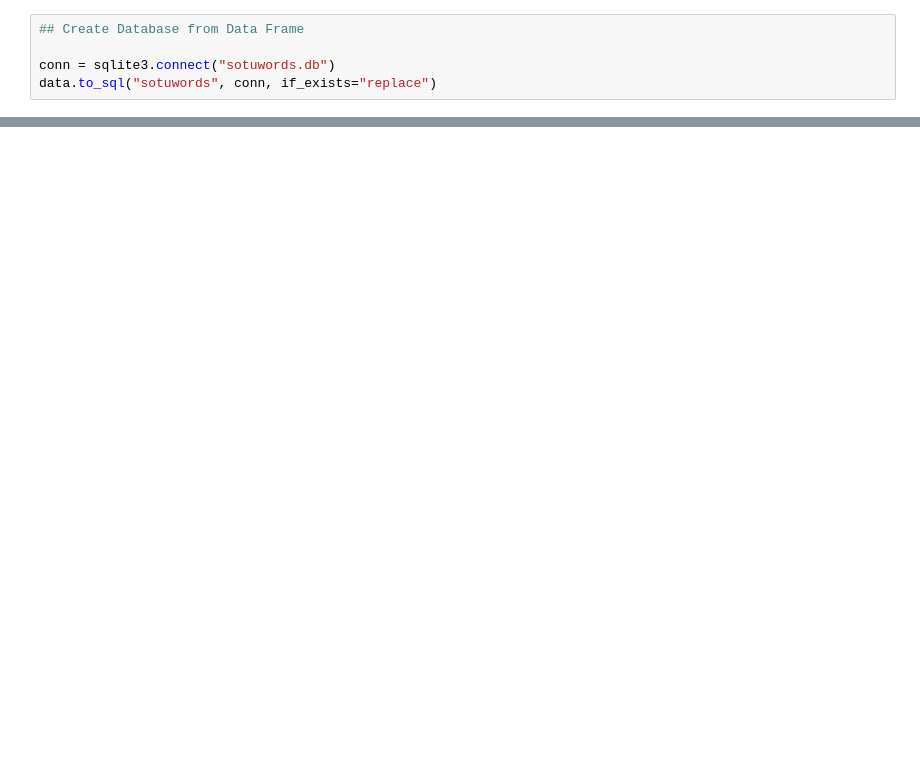
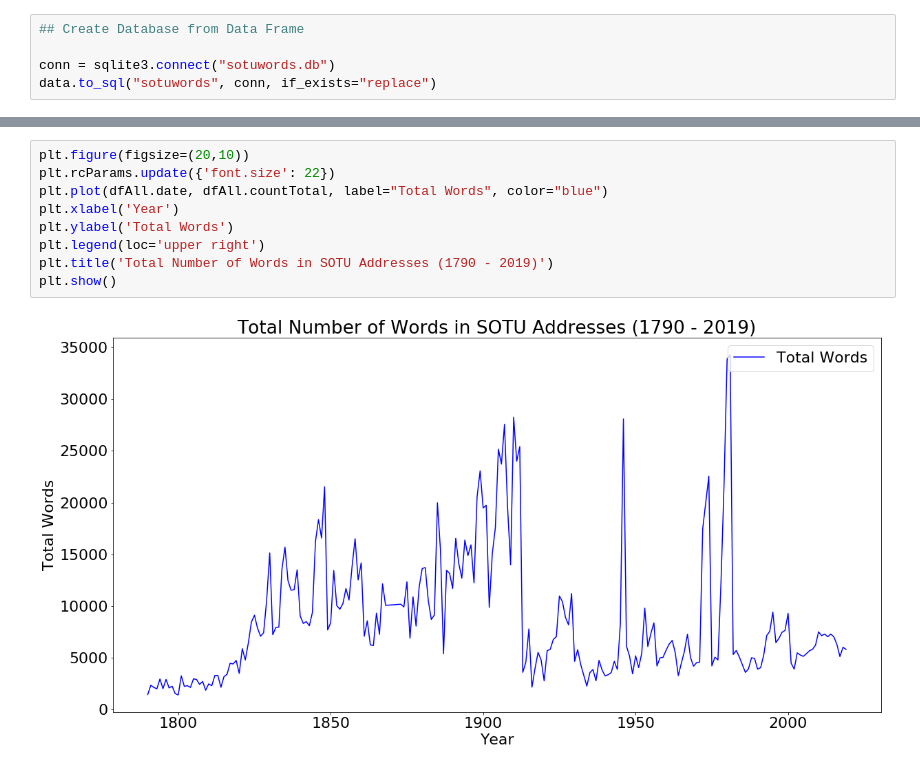
Before and after one commit to danielproberts/sotu-words, a Jupyter notebook: sotu-notebook.ipynb, the cells around one changed output, grey strips where cells are left out. Cells and saved outputs as stored; diff of their text form; blank space fills up the shorter version.

```diff
--- a/sotu-notebook.ipynb
+++ b/sotu-notebook.ipynb
@@ -120,0 +147,11 @@ plt.show()
+# %%
+plt.figure(figsize=(20,10))
+plt.rcParams.update({'font.size': 22})
+plt.plot(dfAll.date, dfAll.countTotal, label="Total Words", color="blue")
+plt.xlabel('Year')
+plt.ylabel('Total Words')
+plt.legend(loc='upper right')
+plt.title('Total Number of Words in SOTU Addresses (1790 - 2019)')
+plt.show()
+# %% [output]
+[figure, added]
```
Also changed, not shown: parts of 10 cells of this notebook, 1 other file.
